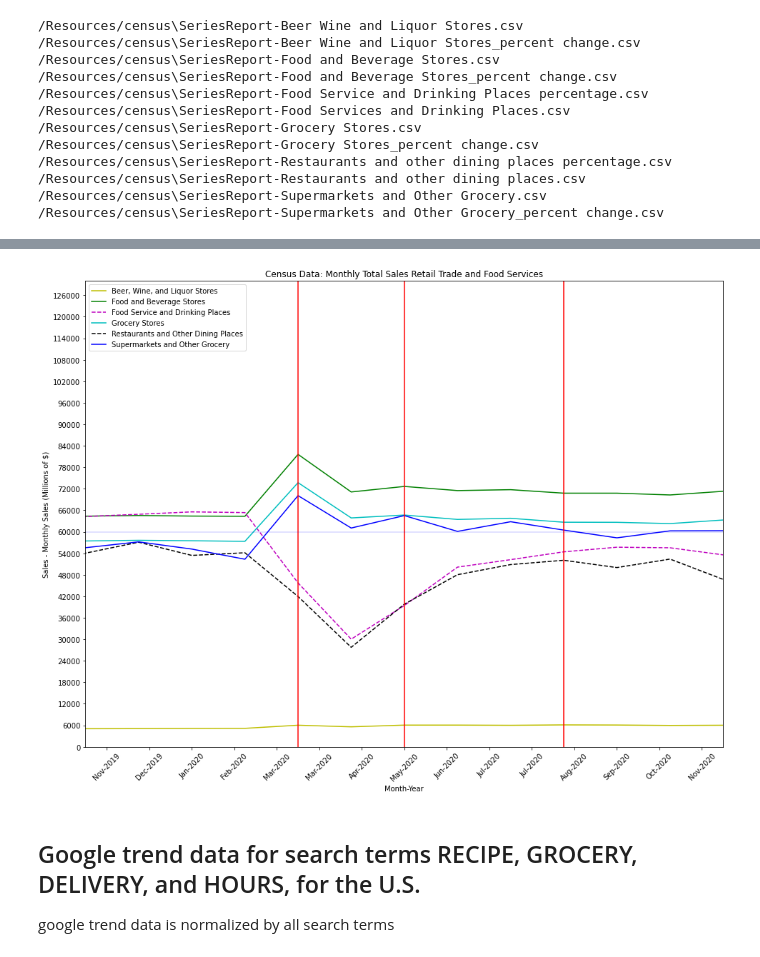
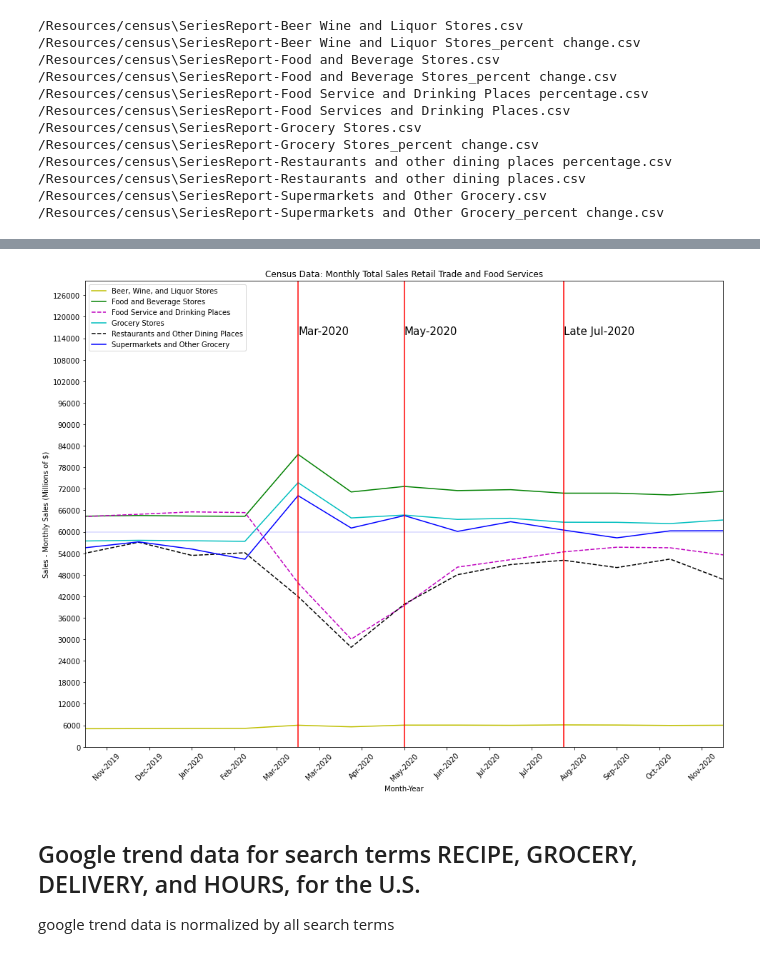
Before and after one commit to emmobley63/Project_1, a Jupyter notebook: notebook.ipynb, the cells around one changed output, grey strips where cells are left out. Saved outputs shown, nothing was run; the diff lists cells and outputs as text; code cells hidden in the pictures.

```diff
--- a/notebook.ipynb
+++ b/notebook.ipynb
@@ -377,37 +384,37 @@ plt.xlabel("Month-Year")
 plt.title("Census Data: Monthly Total Sales Retail Trade and Food Services")
 plt.ylabel("Sales - Monthly Sales (Millions of $)")
 
 # adjust figure size
 f.set_figwidth(16)
 f.set_figheight(12)
 
 # add vertical lines at critical points and secondary hospitalization increase (late July)
 ax.axvline('Mar-2020', color='red')
 ax.axvline('May-2020', color='red')
 ax.axvline('Aug-2020', color='red')
 
 # add horizontal line at 60000 as guide for eye
 ax.axhline(60000, color='b',alpha=0.15)
 
 # annotate vertical line
-#plt.annotate('Mar-2020',('Mar-2020',115000),fontsize=15,color="black")
-#plt.annotate('May-2020',('May-2020',115000),fontsize=15,color="black")
-#plt.annotate('Late Jul-2020',('Aug-2020',115000),fontsize=15,color="black")
+plt.annotate('Mar-2020',('Mar-2020',115000),fontsize=15,color="black")
+plt.annotate('May-2020',('May-2020',115000),fontsize=15,color="black")
+plt.annotate('Late Jul-2020',('Aug-2020',115000),fontsize=15,color="black")
 
 # add legend
 plt.legend(loc="upper left")
 
 # adjust axes
 plt.xlim(['Nov-2019', 'Nov-2020'])
 plt.ylim([0, 130000])
 
 # save plt as .png
 plt.savefig("Resources/plot_pngs/census_value.png")
 
 # show plot
 plt.show()
 # %% [output]
-[figure, old version]
+[figure, new version]
 # %% [markdown]
 ## Google trend data for search terms RECIPE, GROCERY, DELIVERY, and HOURS, for the U.S.
 
```
Also changed, not shown: parts of 4 cells of this notebook, 3 other files.
